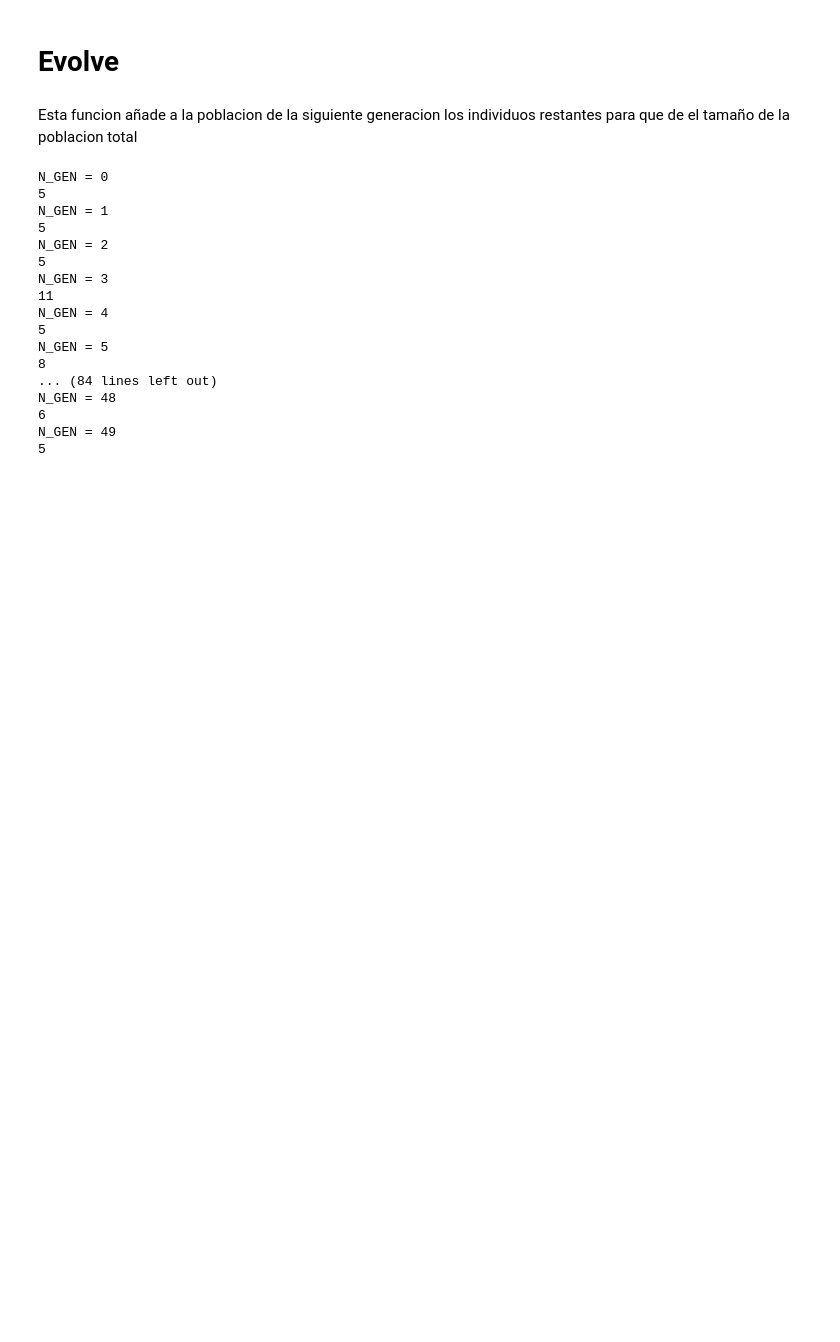
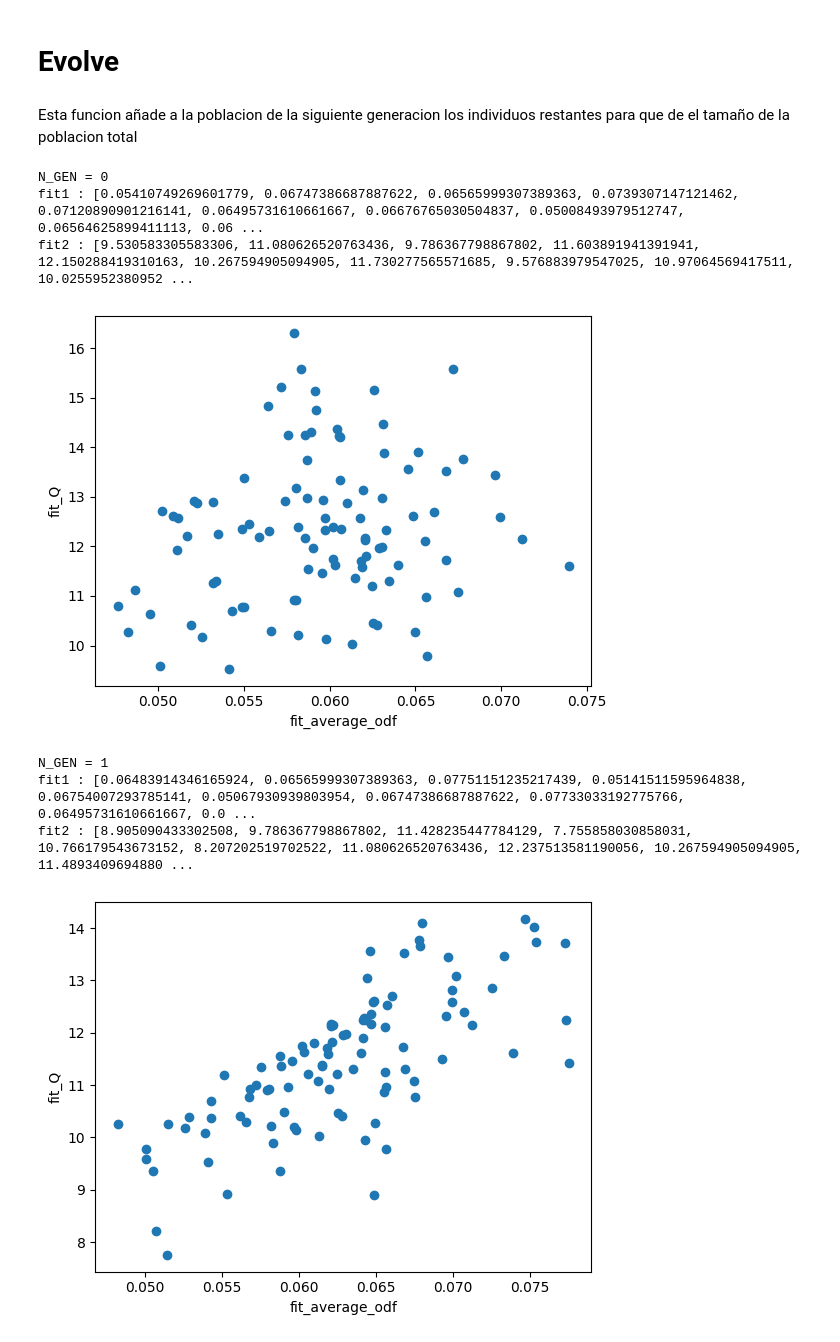
Before and after one commit to JLopezBermejo/PracticaSNAyCEB, a Jupyter notebook: Practica Ejercicio B (clean).ipynb, the cells around one changed output. Drawn from its saved outputs; the diff is of its cells as text; code cells hidden in the pictures; blank space fills up the shorter version.

```diff
--- a/Practica Ejercicio B (clean).ipynb
+++ b/Practica Ejercicio B (clean).ipynb
@@ -312,21 +362,12 @@ def evolve(pop, fit1, fit2, grafo, conversiones, T=3, pcross=0.8, pmut=0.2, n_pu
 # %%
-evolved_pop = evolve(pop, fit_average_odf, fit_Q, amazon_G, conversiones, T=3, n_gen=50, fit2_maximize=True, pcross=0.3)
-# evolved_pop
+evolved_pop, fitness = evolve(pop, fit_average_odf, fit_Q, amazon_G, conversiones, T=10, n_gen=10, fit1_maximize=False, fit2_maximize=True, pcross=0.8, pmut=0.7)
+evolved_pop
 # %% [output]
 N_GEN = 0
-5
-N_GEN = 1
-5
-N_GEN = 2
-5
-N_GEN = 3
-11
-N_GEN = 4
-5
-N_GEN = 5
-8
-... (84 lines left out)
-N_GEN = 48
-6
-N_GEN = 49
-5
+fit1 : [0.05410749269601779, 0.06747386687887622, 0.06565999307389363, 0.0739307147121462, 0.07120890901216141, 0.06495731610661667, 0.06676765030504837, 0.05008493979512747, 0.06564625899411113, 0.06 ...
+fit2 : [9.530583305583306, 11.080626520763436, 9.786367798867802, 11.603891941391941, 12.150288419310163, 10.267594905094905, 11.730277565571685, 9.576883979547025, 10.97064569417511, 10.0255952380952 ...
+[figure, added]
+N_GEN = 1
+fit1 : [0.06483914346165924, 0.06565999307389363, 0.07751151235217439, 0.05141511595964838, 0.06754007293785141, 0.05067930939803954, 0.06747386687887622, 0.07733033192775766, 0.06495731610661667, 0.0 ...
+fit2 : [8.905090433302508, 9.786367798867802, 11.428235447784129, 7.755858030858031, 10.766179543673152, 8.207202519702522, 11.080626520763436, 12.237513581190056, 10.267594905094905, 11.4893409694880 ...
+[figure, added]
```
Also changed, not shown: parts of 8 cells of this notebook.
